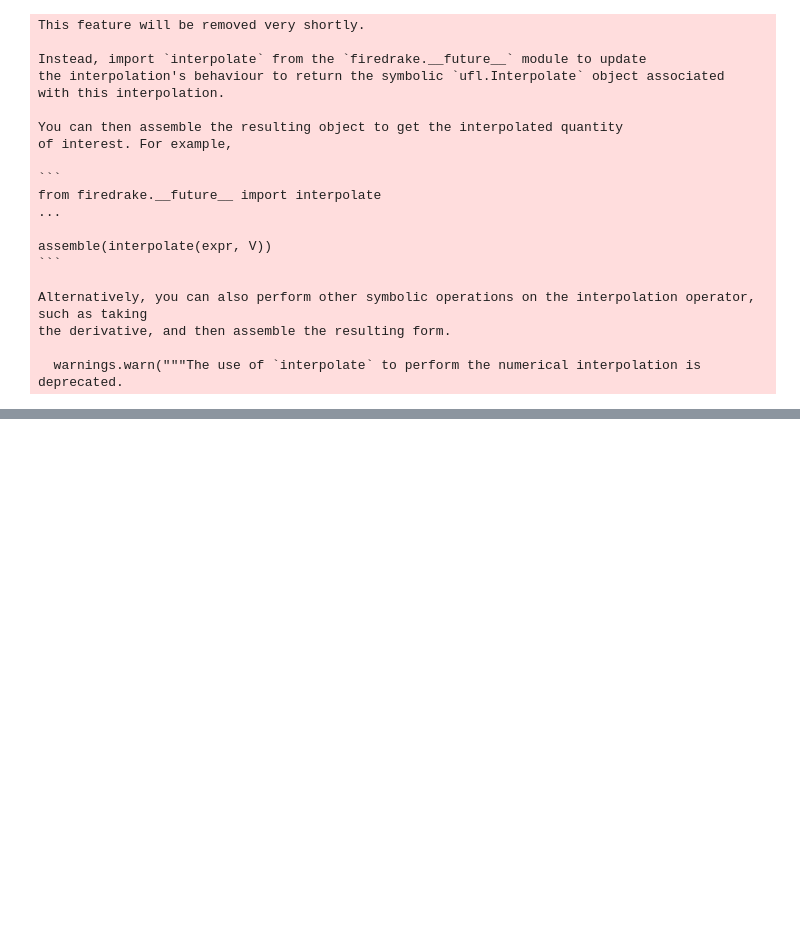
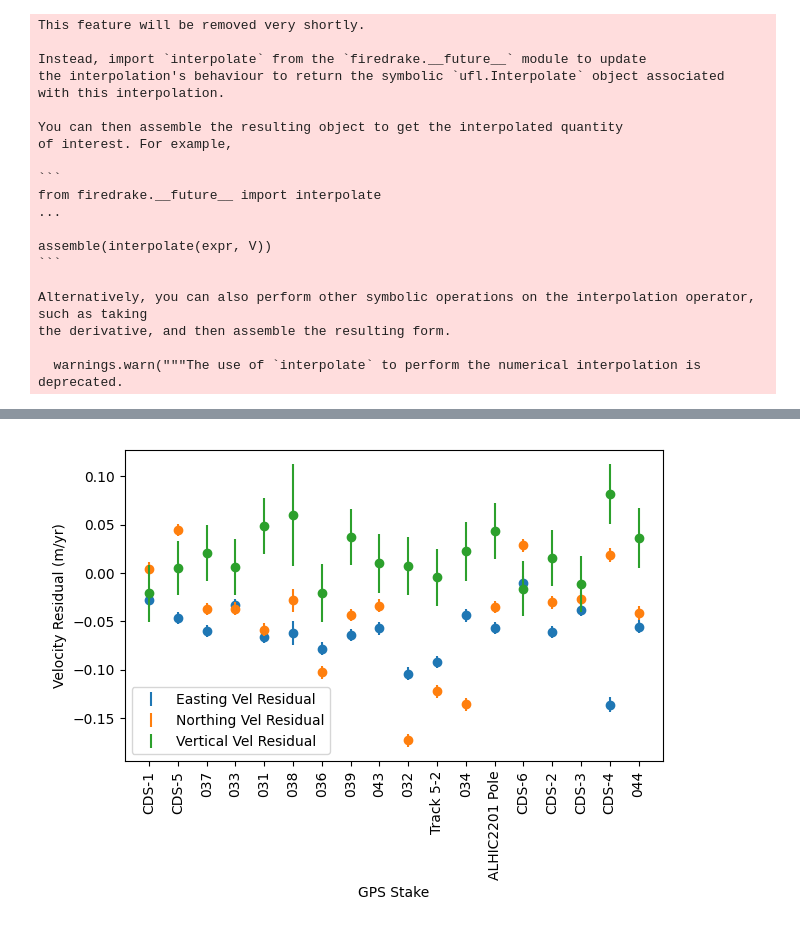
Before and after one commit to johnmorganmanos/AH_temp_paper, a Jupyter notebook: fig1.ipynb, the cells around one changed output, grey strips where cells are left out. Saved outputs shown, nothing was run; the diff lists cells and outputs as text; code cells hidden in the pictures; blank space fills up the shorter version.

```diff
--- a/fig1.ipynb
+++ b/fig1.ipynb
@@ -68,6 +68,7 @@ with rasterio.open('imagery/LIMA_virtual_Mosaic_15m.tif') as src1:
 ### 1.3 GPS velocities
 # %%
 gps_velocities = pd.read_csv('GPS_velocities/24-25_velocities-good.csv')
+apres_points = pd.read_csv('ApRES/apres_points.csv')
 # %% [markdown]
 #### Outline of the area of the good dem
 # %%
@@ -543,0 +1093,34 @@ The PostScript backend does not support transparency; partially transparent arti
+# %%
+gps_names = list(residuals.keys())
+
+u_residual = np.array(list(residuals.values()))[:,0]
+v_residual = np.array(list(residuals.values()))[:,1]
+w_residual = np.array(list(residuals.values()))[:,2]
+
+u_uncertainty = np.array(list(uncertainties.values()))[:,0]
+v_uncertainty = np.array(list(uncertainties.values()))[:,0]
+w_uncertainty = np.array(list(uncertainties.values()))[:,1]
+
+u_GPS_vel = np.array(list(velocities.values()))[:,0]
+v_GPS_vel = np.array(list(velocities.values()))[:,1]
+w_GPS_vel = np.array(list(velocities.values()))[:,2]
+# %%
+fig,ax = plt.subplots()
+
+ax.scatter(gps_names, u_residual)
+ax.scatter(gps_names, v_residual)
+ax.scatter(gps_names, w_residual)
+
+ax.errorbar(gps_names, u_residual, yerr=u_uncertainty,linestyle="None", label='Easting Vel Residual')
+ax.errorbar(gps_names, v_residual, yerr=v_uncertainty,linestyle="None", label='Northing Vel Residual')
+ax.errorbar(gps_names, w_residual, yerr=w_uncertainty,linestyle="None", label='Vertical Vel Residual')
+
+ax.tick_params(axis='x', labelrotation=90)
+
+ax.set_ylabel('Velocity Residual (m/yr)')
+ax.set_xlabel('GPS Stake')
+
+plt.legend()
+plt.tight_layout()
+# %% [output]
+[figure, added]
```
Also changed, not shown: parts of 24 cells of this notebook, 2 other files.
